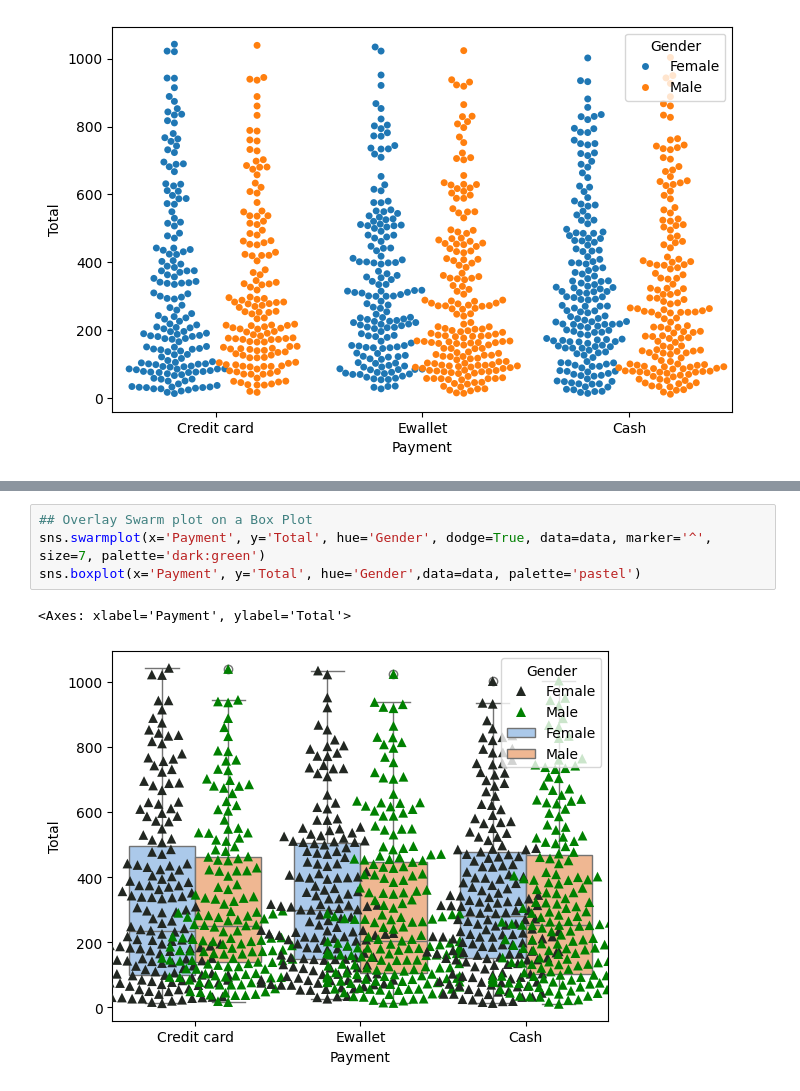
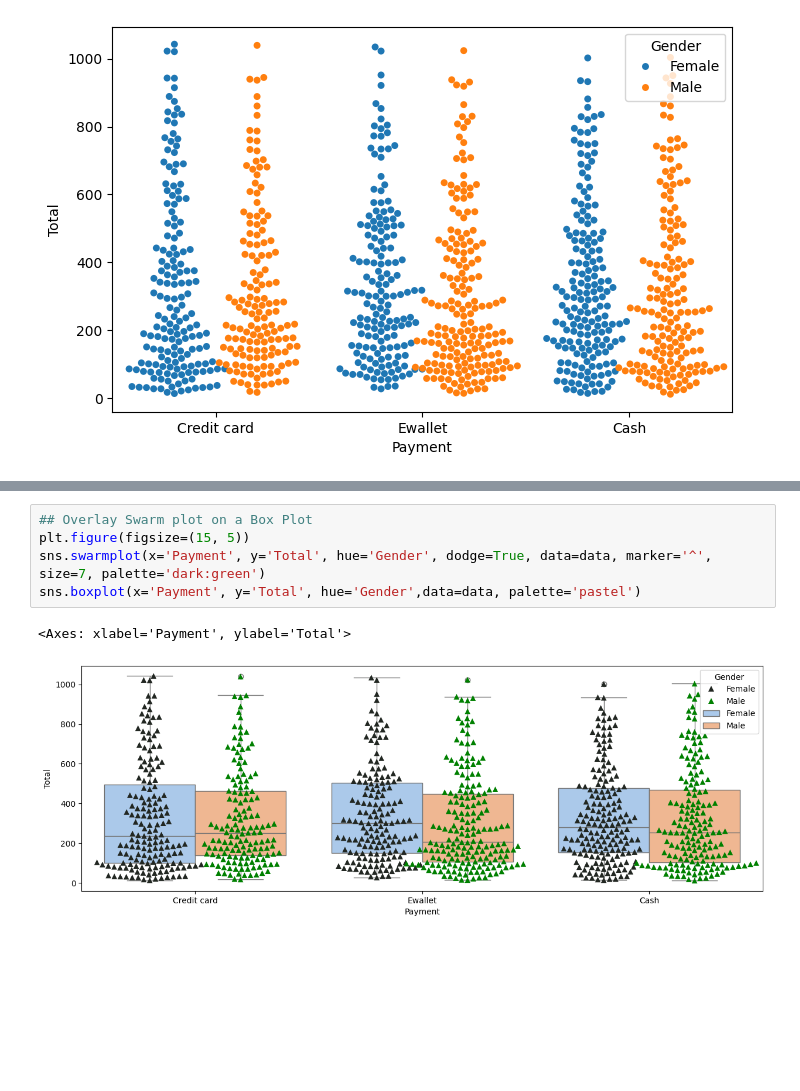
Before and after one commit to satishsinha/Python-Seaborn, a Jupyter notebook: Swarm Plot.ipynb, the cells around one changed output, grey strips where cells are left out. Cells and saved outputs as stored; diff of their text form; blank space fills up the shorter version.

```diff
--- a/Swarm Plot.ipynb
+++ b/Swarm Plot.ipynb
@@ -69,9 +69,10 @@ sns.swarmplot(x='Payment', y='Total', hue='Gender', dodge=True, data=data, marke
 # %%
 ## Overlay Swarm plot on a Box Plot
+plt.figure(figsize=(15, 5))
 sns.swarmplot(x='Payment', y='Total', hue='Gender', dodge=True, data=data, marker='^', size=7, palette='dark:green')
 sns.boxplot(x='Payment', y='Total', hue='Gender',data=data, palette='pastel')
 # %% [output]
 <Axes: xlabel='Payment', ylabel='Total'>
-[figure, old version]
+[figure, new version]
 # %%
 ## Overlay Swarm plot on a Violin Plot
```
Also changed, not shown: parts of 2 cells of this notebook, 2 other files.
